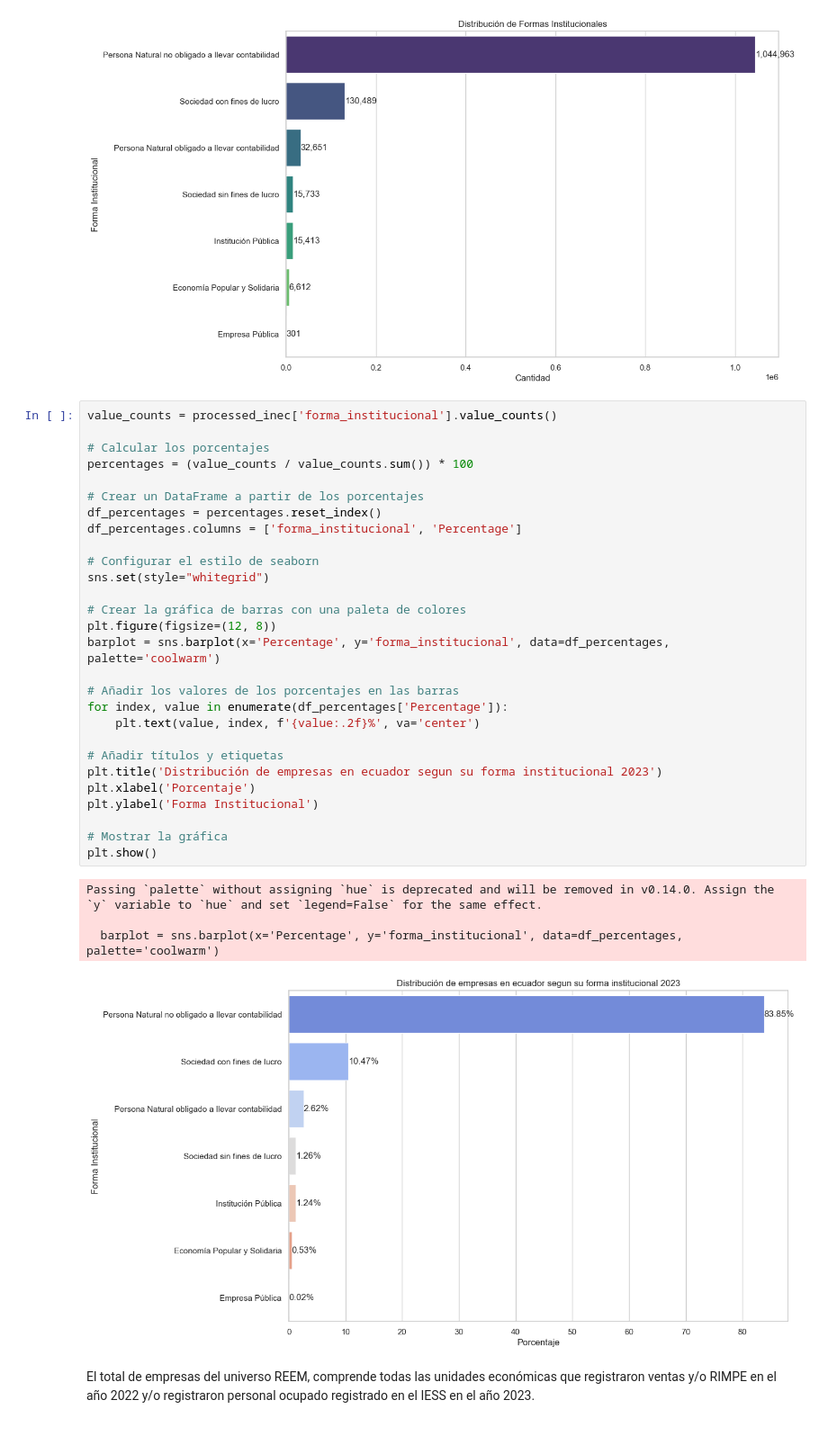
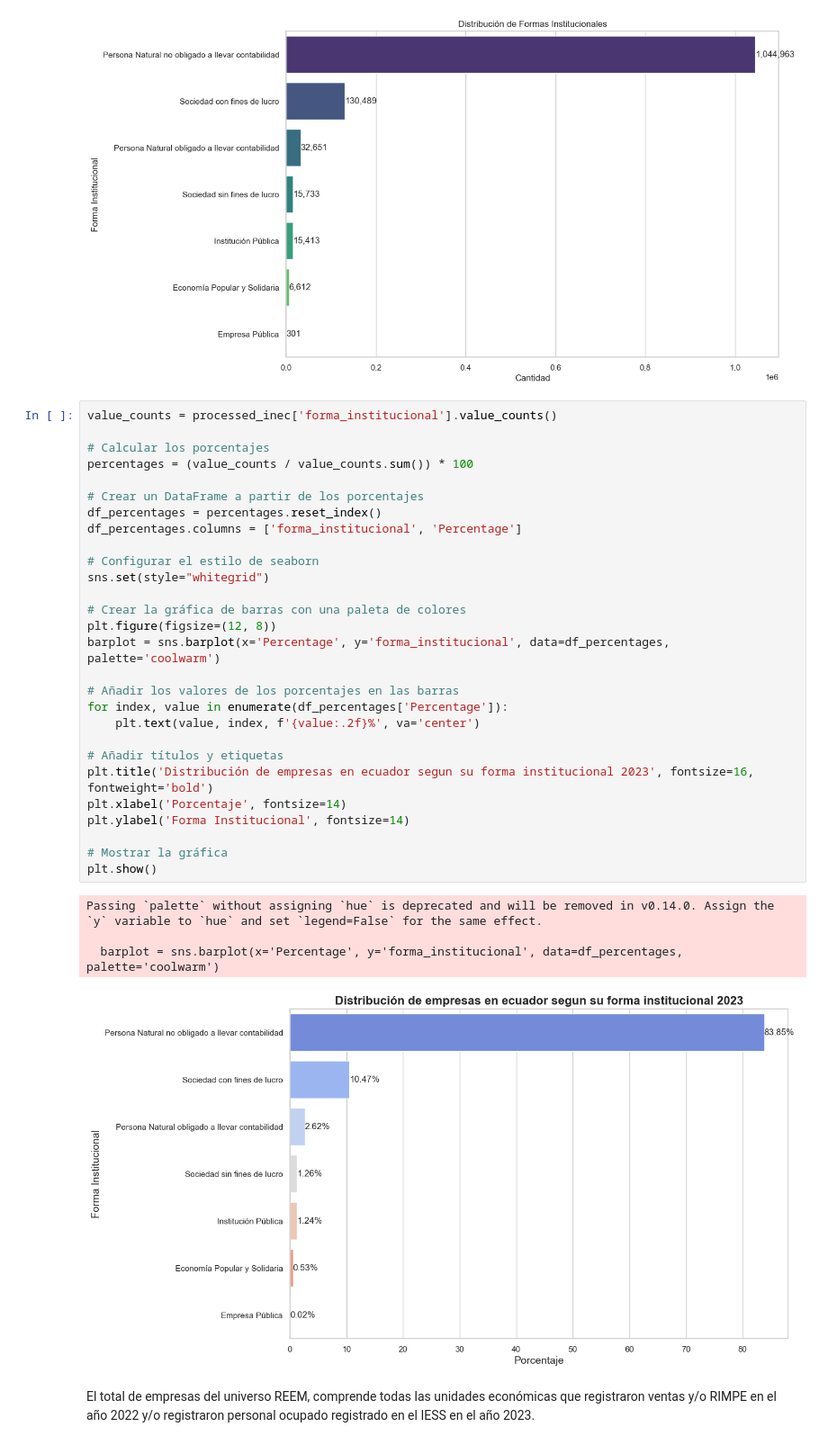
Before and after one commit to alexpin/Scraping_projec, a Jupyter notebook: notebooks/inec.ipynb, the cells around one changed output. Shown at 90% size. Saved outputs shown, nothing was run; the diff lists cells and outputs as text.

```diff
--- a/notebooks/inec.ipynb
+++ b/notebooks/inec.ipynb
@@ -432,35 +433,35 @@ Passing `palette` without assigning `hue` is deprecated and will be removed in v
 # %%
 value_counts = processed_inec['forma_institucional'].value_counts()
 
 # Calcular los porcentajes
 percentages = (value_counts / value_counts.sum()) * 100
 
 # Crear un DataFrame a partir de los porcentajes
 df_percentages = percentages.reset_index()
 df_percentages.columns = ['forma_institucional', 'Percentage']
 
 # Configurar el estilo de seaborn
 sns.set(style="whitegrid")
 
 # Crear la gráfica de barras con una paleta de colores
 plt.figure(figsize=(12, 8))
 barplot = sns.barplot(x='Percentage', y='forma_institucional', data=df_percentages, palette='coolwarm')
 
 # Añadir los valores de los porcentajes en las barras
 for index, value in enumerate(df_percentages['Percentage']):
     plt.text(value, index, f'{value:.2f}%', va='center')
 
 # Añadir títulos y etiquetas
-plt.title('Distribución de empresas en ecuador segun su forma institucional 2023')
-plt.xlabel('Porcentaje')
-plt.ylabel('Forma Institucional')
+plt.title('Distribución de empresas en ecuador segun su forma institucional 2023', fontsize=16, fontweight='bold')
+plt.xlabel('Porcentaje', fontsize=14)
+plt.ylabel('Forma Institucional', fontsize=14)
 
 # Mostrar la gráfica
 plt.show()
 # %% [output]
 Passing `palette` without assigning `hue` is deprecated and will be removed in v0.14.0. Assign the `y` variable to `hue` and set `legend=False` for the same effect.
 
   barplot = sns.barplot(x='Percentage', y='forma_institucional', data=df_percentages, palette='coolwarm')
-[figure, old version]
+[figure, new version]
 # %% [markdown]
 El total de empresas del universo REEM, comprende todas las unidades económicas que registraron ventas y/o RIMPE en el año 2022 y/o registraron personal ocupado registrado en el IESS en el año 2023.
```
Also changed, not shown: parts of 13 cells of this notebook, 2 other files.
